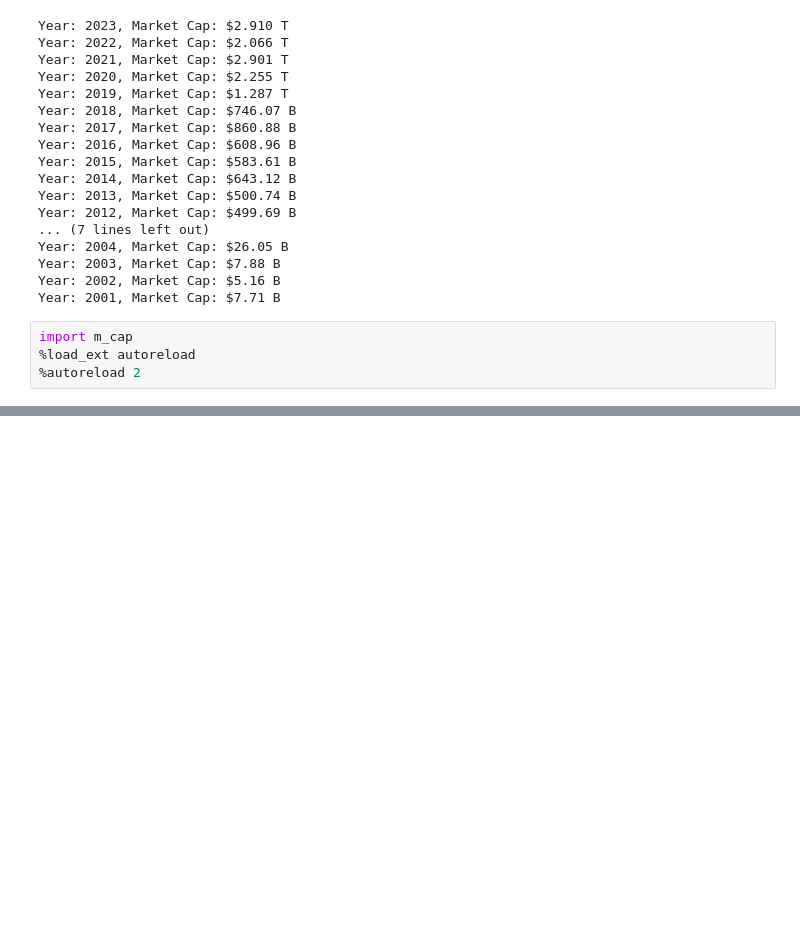
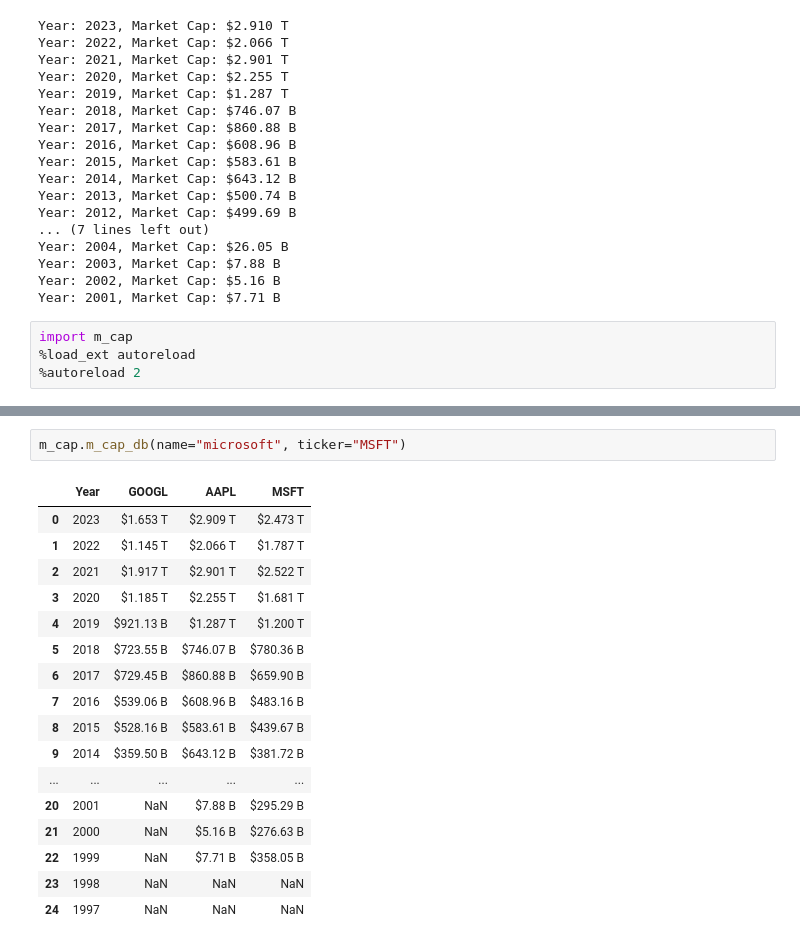
Before and after one commit to ahmet794/stonks, a Jupyter notebook: returns.ipynb, the cells around one changed output, grey strips where cells are left out. Saved outputs shown, nothing was run; the diff lists cells and outputs as text; blank space fills up the shorter version.

```diff
--- a/returns.ipynb
+++ b/returns.ipynb
@@ -308,0 +322,20 @@ m_cap.m_cap_db(name="apple", ticker="AAPL")
+# %%
+m_cap.m_cap_db(name="microsoft", ticker="MSFT")
+# %% [output]
+|  | Year | GOOGL | AAPL | MSFT |
+| 0 | 2023 | $1.653 T | $2.909 T | $2.473 T |
+| 1 | 2022 | $1.145 T | $2.066 T | $1.787 T |
+| 2 | 2021 | $1.917 T | $2.901 T | $2.522 T |
+| 3 | 2020 | $1.185 T | $2.255 T | $1.681 T |
+| 4 | 2019 | $921.13 B | $1.287 T | $1.200 T |
+| 5 | 2018 | $723.55 B | $746.07 B | $780.36 B |
+| 6 | 2017 | $729.45 B | $860.88 B | $659.90 B |
+| 7 | 2016 | $539.06 B | $608.96 B | $483.16 B |
+| 8 | 2015 | $528.16 B | $583.61 B | $439.67 B |
+| 9 | 2014 | $359.50 B | $643.12 B | $381.72 B |
+| ... | ... | ... | ... | ... |
+| 20 | 2001 | NaN | $7.88 B | $295.29 B |
+| 21 | 2000 | NaN | $5.16 B | $276.63 B |
+| 22 | 1999 | NaN | $7.71 B | $358.05 B |
+| 23 | 1998 | NaN | NaN | NaN |
+| 24 | 1997 | NaN | NaN | NaN |
```
Also changed, not shown: parts of 3 cells of this notebook, 1 other file.
